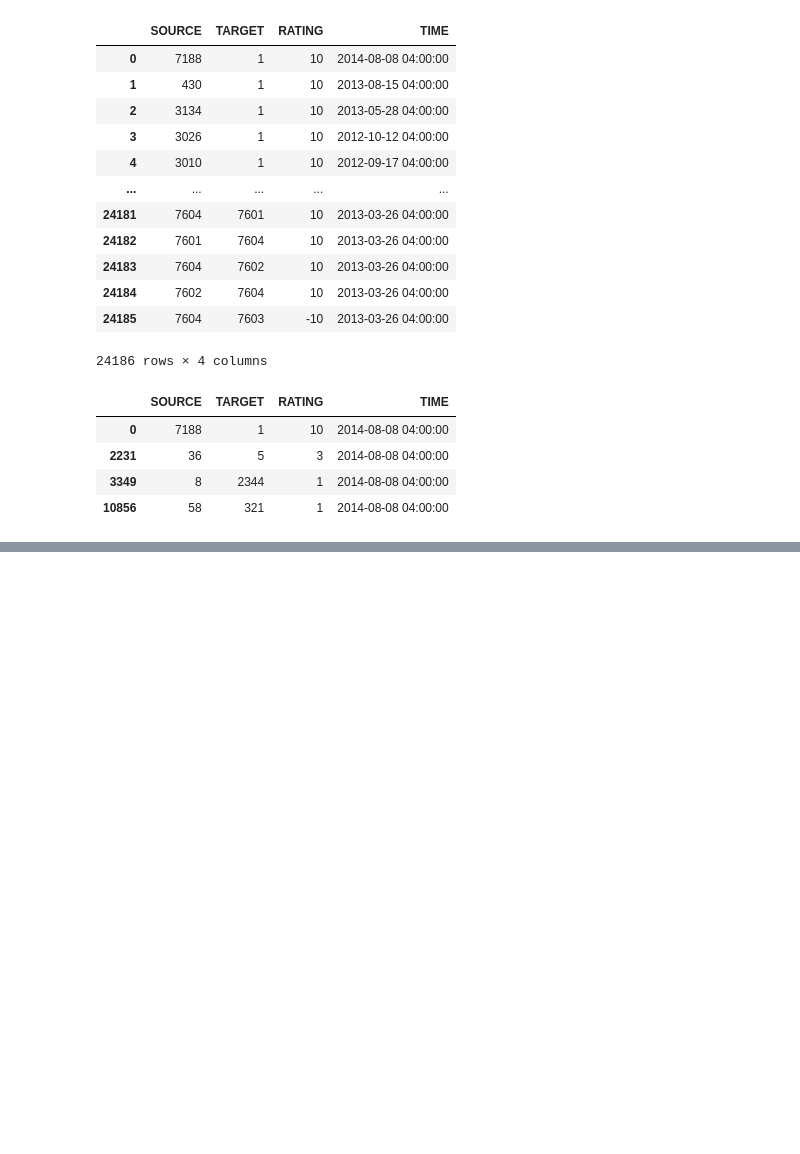
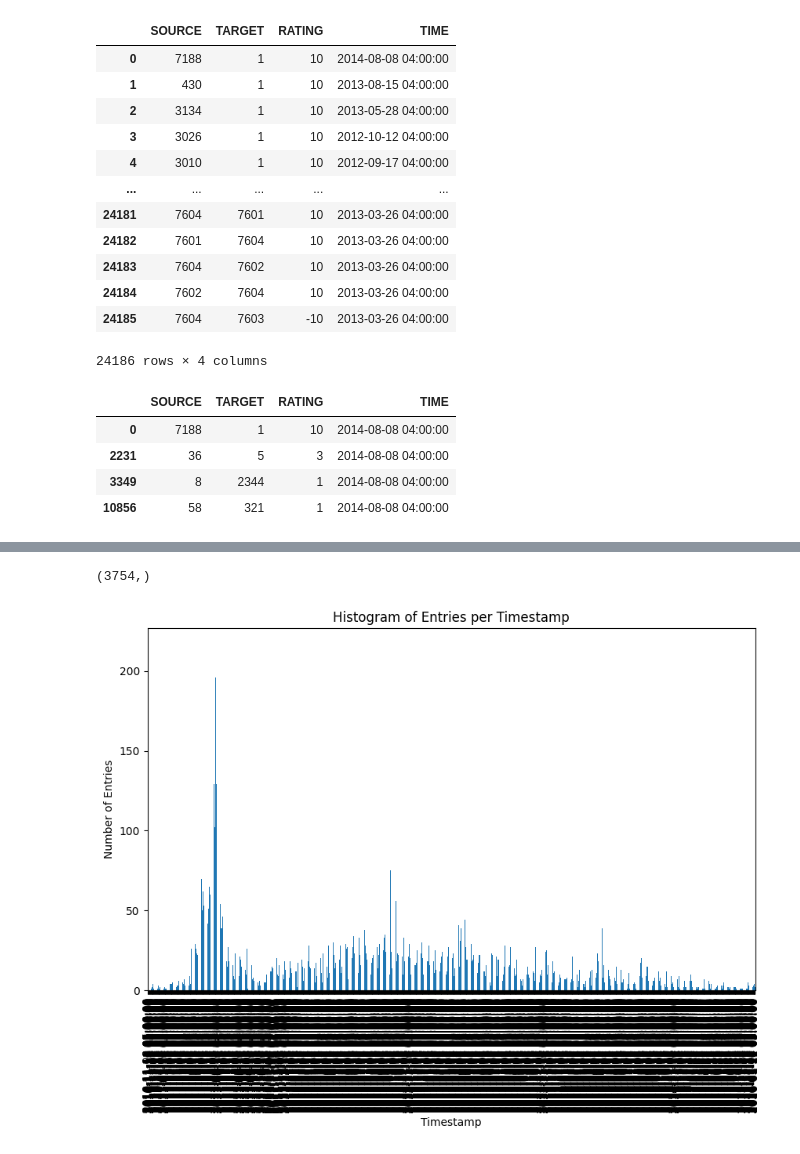
Before and after one commit to AaronDC60/Bianconi_Barabasi, a Jupyter notebook: data/network_dev_dataset_test.ipynb, the cells around one changed output, grey strips where cells are left out. Drawn from its saved outputs; the diff is of its cells as text; code cells hidden in the pictures; blank space fills up the shorter version.

```diff
--- a/data/network_dev_dataset_test.ipynb
+++ b/data/network_dev_dataset_test.ipynb
@@ -33,0 +57,20 @@ df[df['TIME']=='2014-08-08 04:00:00']
+# %%
+unique_values = df['TARGET'].unique()
+print(unique_values.shape)
+# %% [output]
+(3754,)
+# %%
+#df['TIME'] = pd.to_datetime(df['TIME'])
+
+# Count the number of entries for each timestamp
+entries_per_timestamp = df['TIME'].value_counts().sort_index()
+
+# Create the histogram
+plt.figure(figsize=(10, 6))
+entries_per_timestamp.plot(kind='bar')
+plt.xlabel('Timestamp')
+plt.ylabel('Number of Entries')
+plt.title('Histogram of Entries per Timestamp')
+plt.show()
+# %% [output]
+[figure, added]
```
Also changed, not shown: parts of 15 cells of this notebook, 7 other files.
